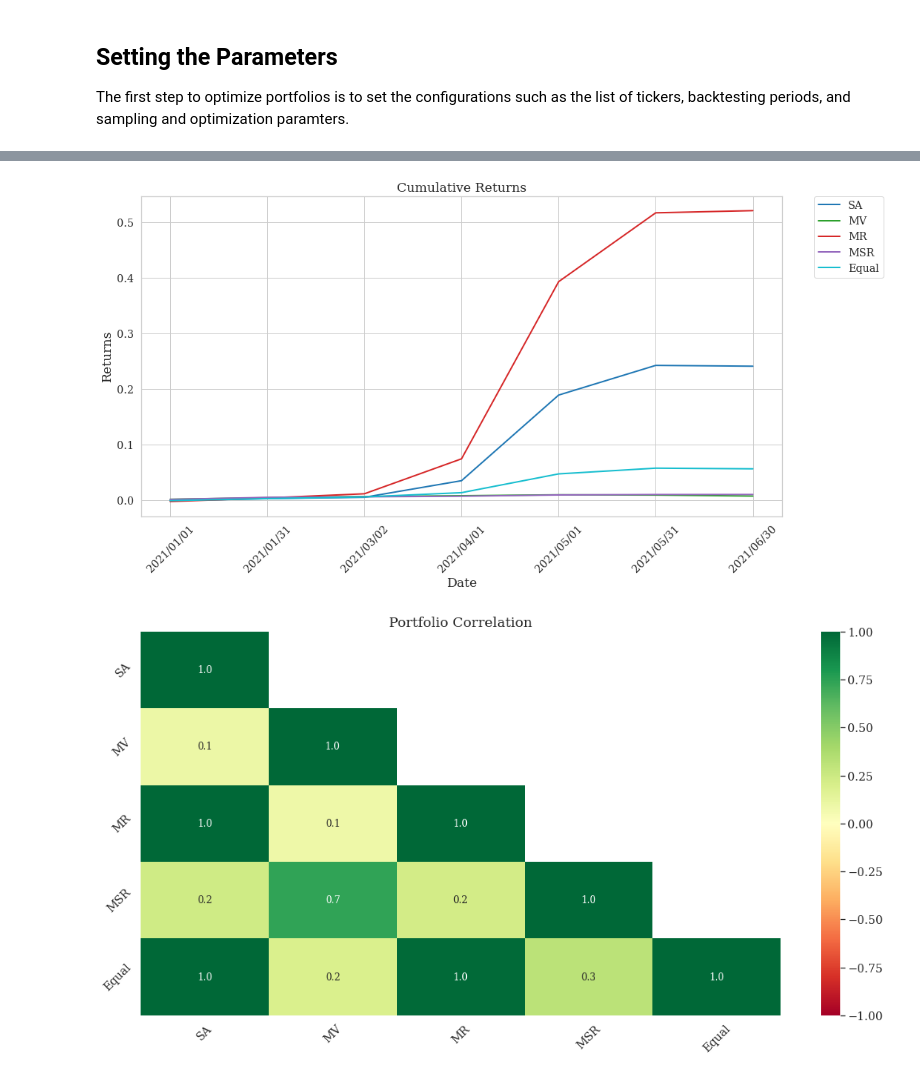
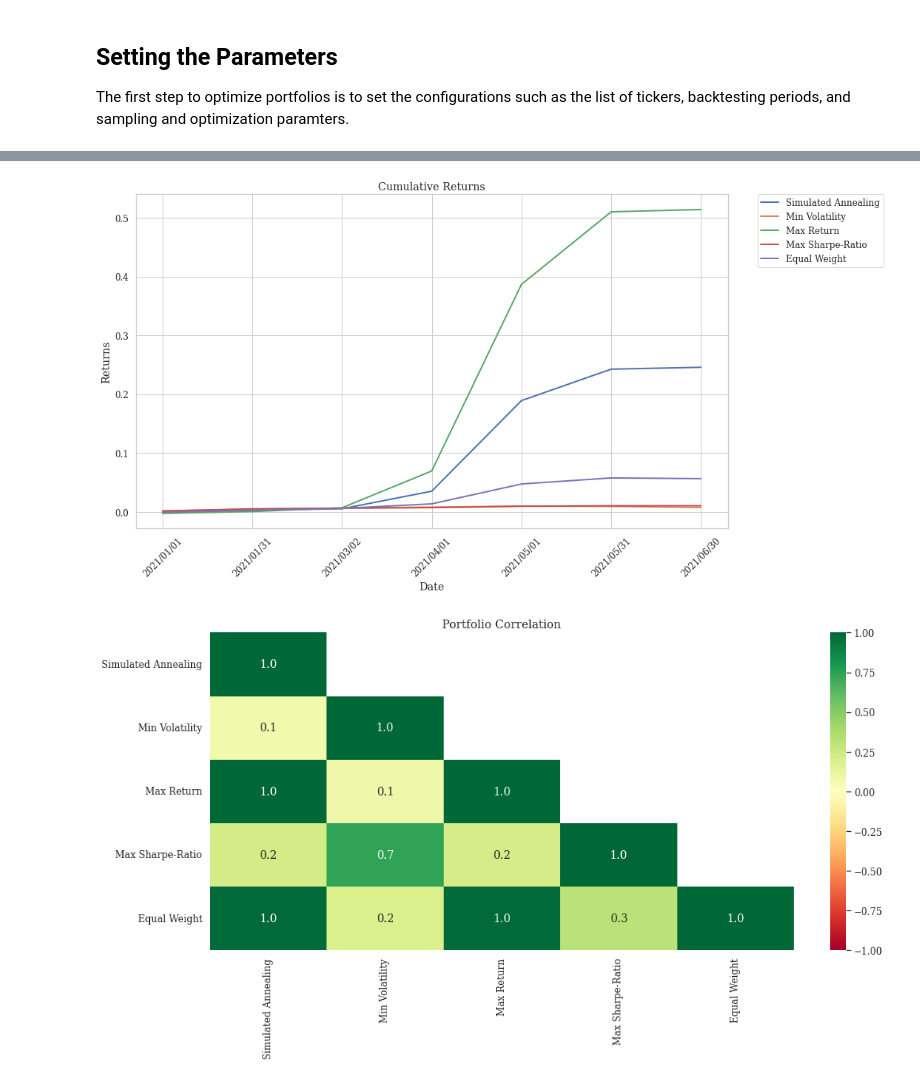
Before and after one commit to mkareshk/PortFawn, a Jupyter notebook: notebooks/portfolio_optimization.ipynb, the cells around one changed output, grey strips where cells are left out. Drawn from its saved outputs; the diff is of its cells as text; code cells hidden in the pictures.

```diff
--- a/notebooks/portfolio_optimization.ipynb
+++ b/notebooks/portfolio_optimization.ipynb
@@ -33,7 +35,11 @@ testing_days = 30
 risk_free_rate = 0.0
 
 # portfolio
-portfolio_fitness_list = ["SA", "MV", "MR", "MSR", "Equal"]
+portfolio_fitness = {"SA": "Simulated Annealing",
+                     "MV": "Min Volatility",
+                     "MR": "Max Return",
+                     "MSR": "Max Sharpe-Ratio",
+                     "Equal": "Equal Weight"}
 
 optimization_params = {
     "scipy_params": {
@@ -56,7 +62,7 @@ backtesting_name = 'test'
 # config
 backtesting_config = {
     "backtesting_name": backtesting_name,
-    "portfolio_fitness_list": portfolio_fitness_list,
+    "portfolio_fitness": portfolio_fitness,
     "tickers": tickers,
     "start_date": start_date,
     "end_date": end_date,
@@ -116,11 +120,9 @@ a.show()
 # %%
-a = analysis.plot_trends()
-a.show()
+fig = analysis.plot_trends()
 # %% [output]
-[figure, old version]
+[figure, new version]
 # %%
-a = analysis.plot_corr()
-a.show()
+fig = analysis.plot_corr()
 # %% [output]
-[figure, old version]
+[figure, new version]
 # %%
```
Also changed, not shown: parts of 9 cells of this notebook, 1 other file.
